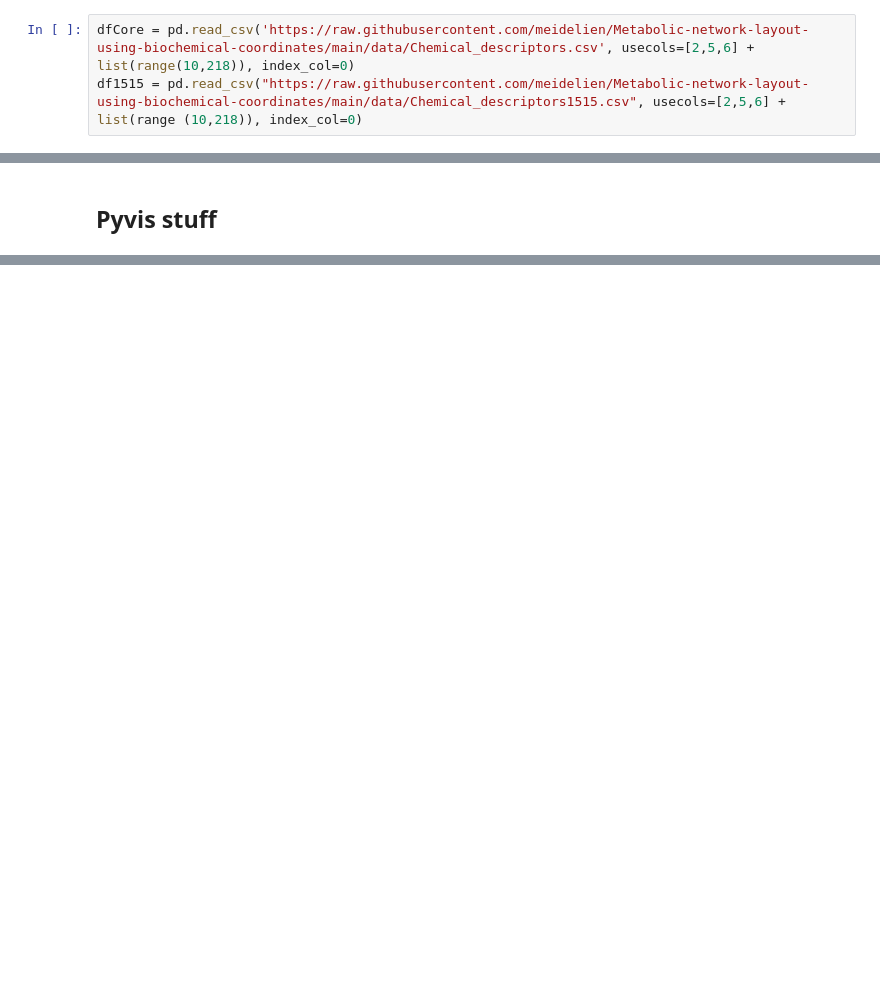
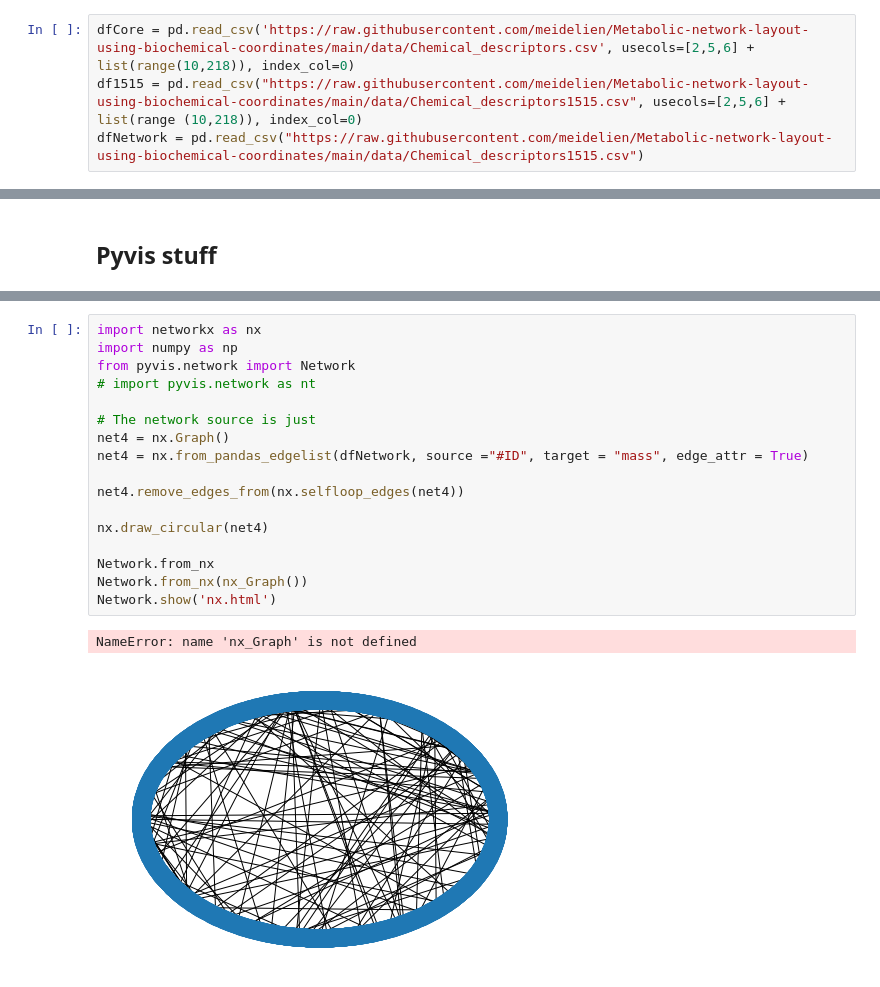
Before and after one commit to meidelien/Metabolic-network-layout-using-biochemical-coordinates, a Jupyter notebook: Notebooks/descriptors_analysis.ipynb, the cells around one changed output, grey strips where cells are left out. Cells and saved outputs as stored; diff of their text form; blank space fills up the shorter version.

```diff
--- a/Notebooks/descriptors_analysis.ipynb
+++ b/Notebooks/descriptors_analysis.ipynb
@@ -5,6 +5,7 @@ import pandas as pd
 # %%
 dfCore = pd.read_csv('https://raw.githubusercontent.com/meidelien/Metabolic-network-layout-using-biochemical-coordinates/main/data/Chemical_descriptors.csv', usecols=[2,5,6] + list(range(10,218)), index_col=0)
 df1515 = pd.read_csv("https://raw.githubusercontent.com/meidelien/Metabolic-network-layout-using-biochemical-coordinates/main/data/Chemical_descriptors1515.csv", usecols=[2,5,6] + list(range (10,218)), index_col=0)
+dfNetwork = pd.read_csv("https://raw.githubusercontent.com/meidelien/Metabolic-network-layout-using-biochemical-coordinates/main/data/Chemical_descriptors1515.csv")
 # %%
 # remove all columns that have less than 90% of non-zero entries
 dfCore = dfCore.loc[:,((dfCore != 0).sum() > dfCore.shape[0] * 0.9)]
@@ -218,0 +236,20 @@ df1515.to_csv("1515_for_PCA.csv")
+# %%
+import networkx as nx
+import numpy as np
+from pyvis.network import Network
+# import pyvis.network as nt
+
+# The network source is just
+net4 = nx.Graph()
+net4 = nx.from_pandas_edgelist(dfNetwork, source ="#ID", target = "mass", edge_attr = True)
+
+net4.remove_edges_from(nx.selfloop_edges(net4))
+
+nx.draw_circular(net4)
+
+Network.from_nx
+Network.from_nx(nx_Graph())
+Network.show('nx.html')
+# %% [output]
+NameError: name 'nx_Graph' is not defined
+[figure, added]
```
Also changed, not shown: parts of 16 cells of this notebook, 5 other files.
